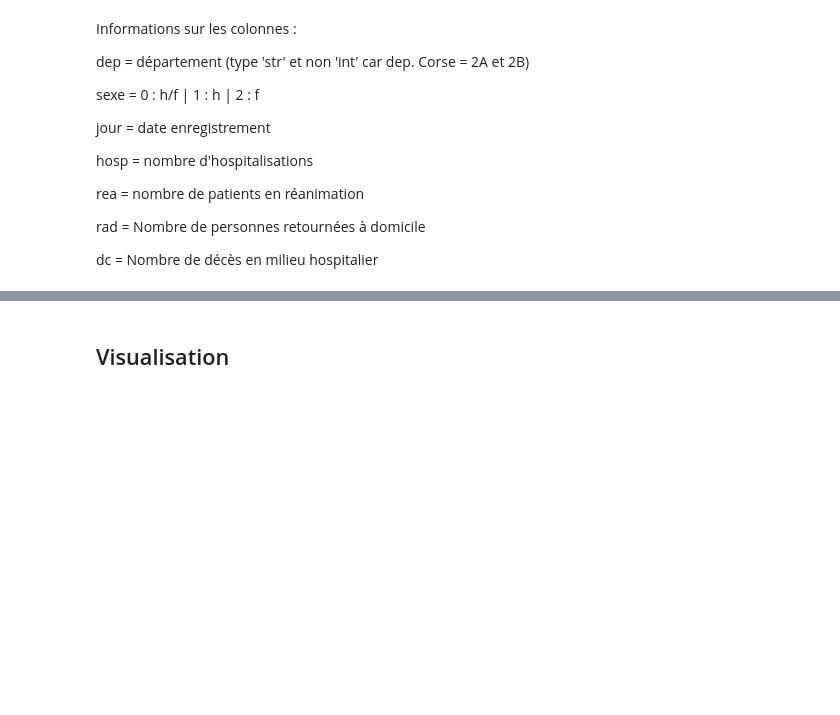
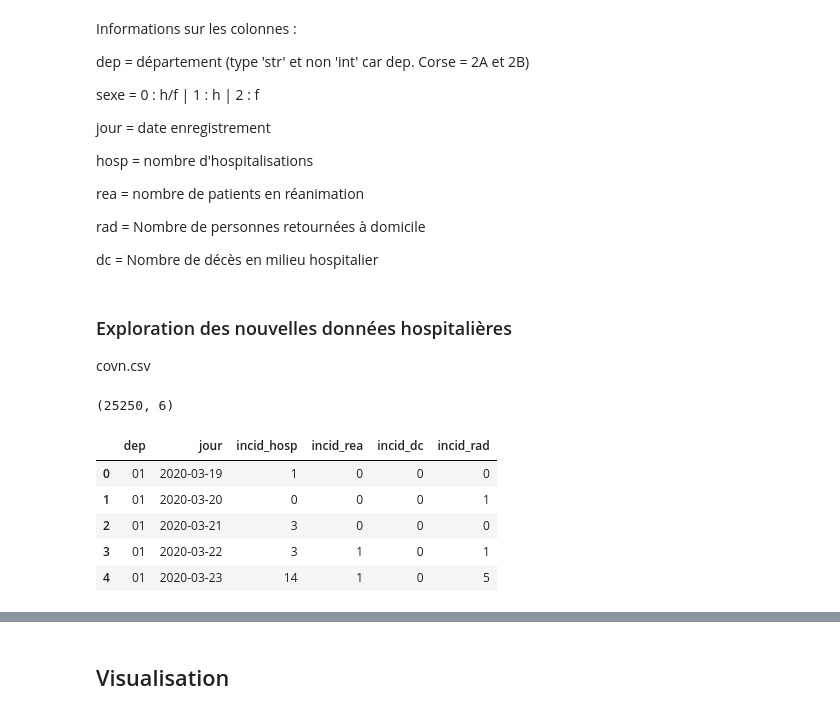
Before and after one commit to Kartmaan/Covid_19_fr, a Jupyter notebook: cov_hosp.ipynb, the cells around one changed output, grey strips where cells are left out. Drawn from its saved outputs; the diff is of its cells as text; code cells hidden in the pictures; blank space fills up the shorter version.

```diff
--- a/cov_hosp.ipynb
+++ b/cov_hosp.ipynb
@@ -42,0 +51,22 @@ Dernière mise à jour du CSV le 23/11/2020 à 20:42:25
+# %%
+# Récupération du fichier .csv à partir d'une URL stable
+url = "https://www.data.gouv.fr/fr/datasets/r/6fadff46-9efd-4c53-942a-54aca783c30c"
+
+req = requests.get(url) # Envoi de la requête
+
+if req.status_code == 200:
+    print("LINK OK")
+else:
+    print(req.status_code)
+
+url_content = req.content # Binary content
+csv_file = open('covn.csv', 'wb')
+
+csv_file.write(url_content)
+csv_file.close()
+
+covn = pd.read_csv('covn.csv', sep=";")
+
+now = datetime.now()
+when = now.strftime("%d/%m/%Y à %H:%M:%S")
+print("Dernière mise à jour du CSV le", when)
@@ -101,3 +137,19 @@ rea = nombre de patients en réanimation
 rad = Nombre de personnes retournées à domicile
 
 dc = Nombre de décès en milieu hospitalier
+# %% [markdown]
+### Exploration des nouvelles données hospitalières
+covn.csv
+# %%
+covn.shape
+# %% [output]
+(25250, 6)
+# %%
+covn.head()
+# %% [output]
+|  | dep | jour | incid_hosp | incid_rea | incid_dc | incid_rad |
+| 0 | 01 | 2020-03-19 | 1 | 0 | 0 | 0 |
+| 1 | 01 | 2020-03-20 | 0 | 0 | 0 | 1 |
+| 2 | 01 | 2020-03-21 | 3 | 0 | 0 | 0 |
+| 3 | 01 | 2020-03-22 | 3 | 1 | 0 | 1 |
+| 4 | 01 | 2020-03-23 | 14 | 1 | 0 | 5 |
```
Also changed, not shown: parts of 10 cells of this notebook, 1 other file.
